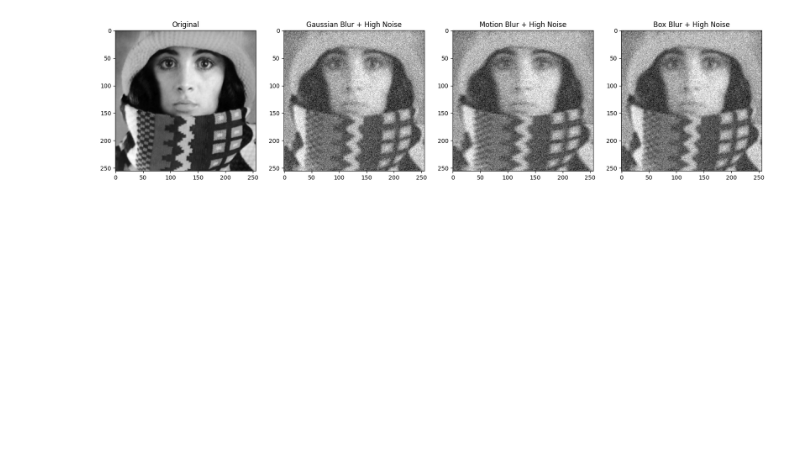
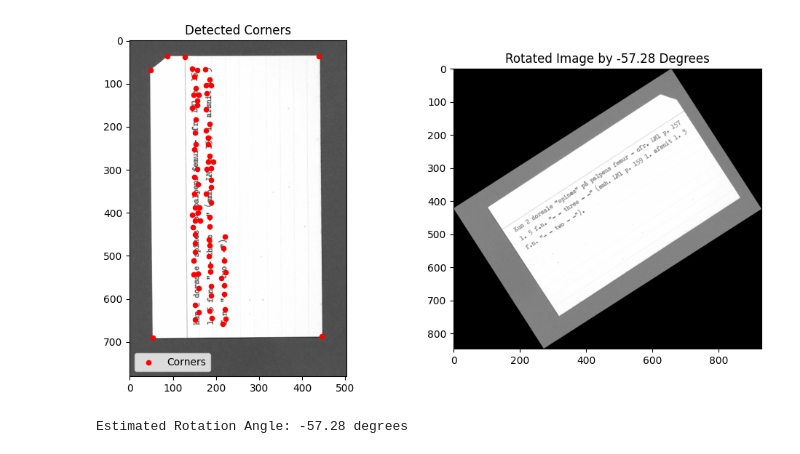
Before and after one commit to santiweide/SIG2025, a Jupyter notebook: code_week6/test.ipynb, the cells around one changed output. Saved outputs shown, nothing was run; the diff lists cells and outputs as text; code cells hidden in the pictures; blank space fills up the shorter version.

```diff
--- a/code_week6/test.ipynb
+++ b/code_week6/test.ipynb
@@ -128,20 +0,0 @@ plt.show()
-# %%
-# Apply different degradations
-degraded_gaussian = degrade_image(image, kernel_gaussian, noise_high)
-degraded_motion = degrade_image(image, kernel_motion, noise_high)
-degraded_box = degrade_image(image, kernel_box, noise_high)
-
-# Display results
-fig, axes = plt.subplots(1, 4, figsize=(20, 5))
-axes[0].imshow(image, cmap='gray')
-axes[0].set_title('Original')
-axes[1].imshow(degraded_gaussian, cmap='gray')
-axes[1].set_title('Gaussian Blur + High Noise')
-axes[2].imshow(degraded_motion, cmap='gray')
-axes[2].set_title('Motion Blur + High Noise')
-axes[3].imshow(degraded_box, cmap='gray')
-axes[3].set_title('Box Blur + High Noise')
-
-plt.show()
-# %% [output]
-[figure, removed]
@@ -188,0 +1,54 @@ def wiener_filter(degraded, kernel, K):
+# %%
+import numpy as np
+import cv2
+import matplotlib.pyplot as plt
+from skimage import io, transform, color
+from skimage.feature import corner_harris, corner_peaks
+
+# Load image in grayscale
+image_path = "../TestImages/Week 6/textlabel_gray_small.png"
+image = io.imread(image_path, as_gray=True)
+
+# Apply Gaussian Blur to reduce noise
+blurred_image = cv2.GaussianBlur(image, (5, 5), 0)
+
+# Detect corners using Harris corner detector
+corners_response = corner_harris(blurred_image, method='k', k=0.04, sigma=1)
+corners = corner_peaks(corners_response, min_distance=10, threshold_rel=0.01)
+
+# Convert to (x, y) format for OpenCV
+corners = np.fliplr(corners)  # Convert (row, col) to (x, y)
+
+# Heuristic to find the four most relevant corners
+# Sort by x-coordinates and then y-coordinates
+sorted_corners = sorted(corners, key=lambda x: (x[0], x[1]))
+
+# Select top-left, top-right, bottom-left, bottom-right based on sorting
+top_left, top_right = sorted_corners[0], sorted_corners[-1]
+bottom_left, bottom_right = sorted_corners[1], sorted_corners[-2]
+
+# Compute the angle using atan2
+delta_x = top_right[0] - top_left[0]
+delta_y = top_right[1] - top_left[1]
+angle = np.arctan2(delta_y, delta_x) * (180.0 / np.pi)  # Convert to degrees
+
+# Rotate image to correct orientation
+rotated_image = transform.rotate(image, -angle, resize=True)
+
+# Plot detected corners
+fig, ax = plt.subplots(1, 2, figsize=(12, 6))
+ax[0].imshow(image, cmap="gray")
+ax[0].scatter(corners[:, 0], corners[:, 1], color="red", s=20, label="Corners")
+ax[0].set_title("Detected Corners")
+ax[0].legend()
+
+ax[1].imshow(rotated_image, cmap="gray")
+ax[1].set_title(f"Rotated Image by {-angle:.2f} Degrees")
+
+plt.show()
+
+# Print estimated rotation angle
+print(f"Estimated Rotation Angle: {-angle:.2f} degrees")
+# %% [output]
+[figure, added]
+Estimated Rotation Angle: -57.28 degrees
```
Also changed, not shown: parts of 7 cells of this notebook, 1 other file.
